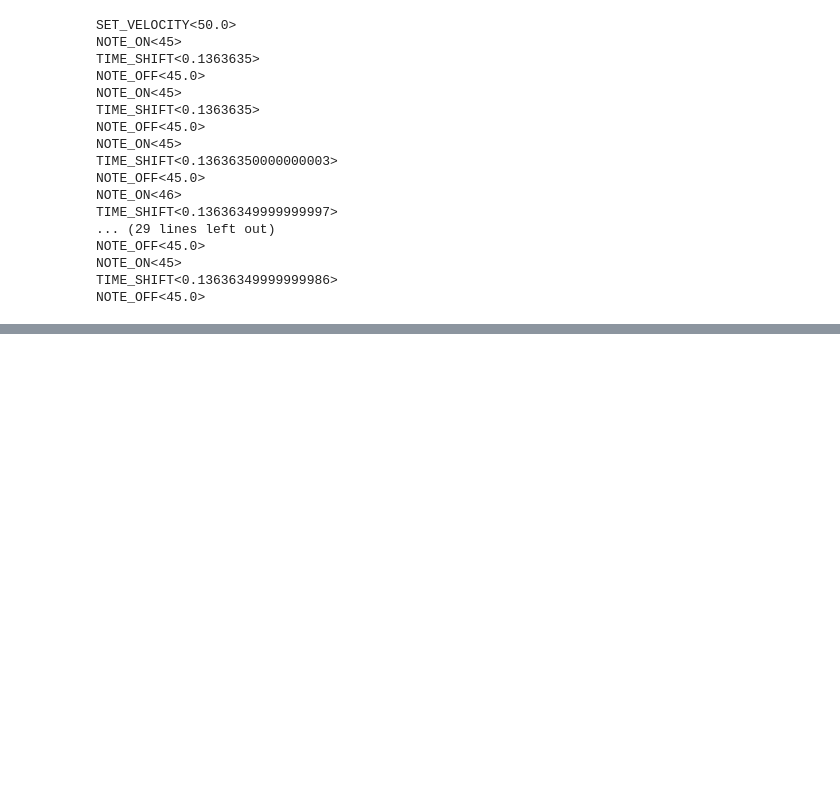
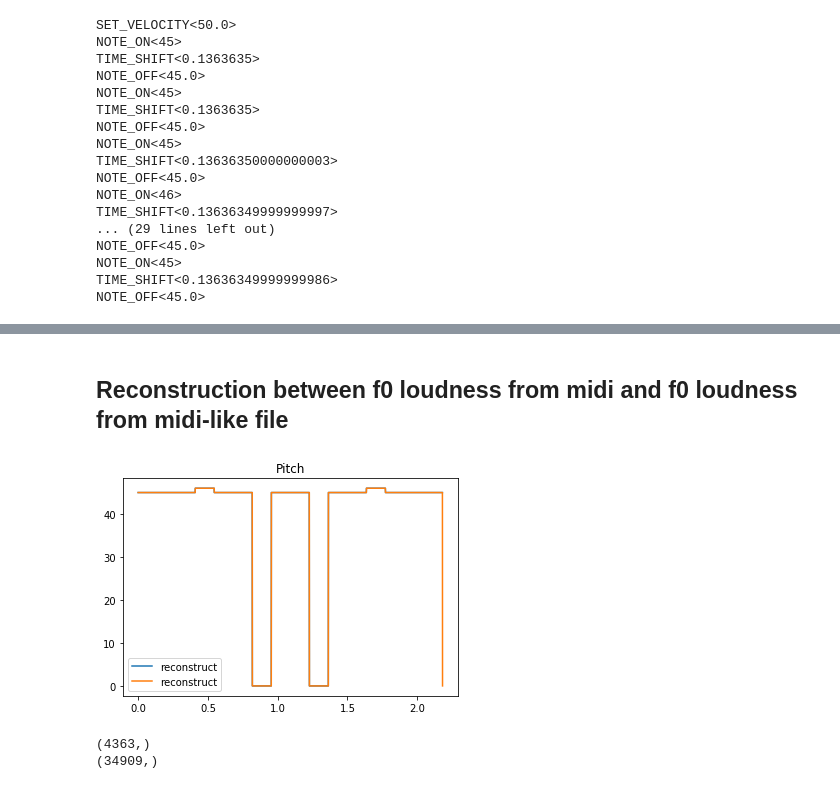
Before and after one commit to gle-bellier/internship-expressive-DDSP, a Jupyter notebook: converter.ipynb, the cells around one changed output, grey strips where cells are left out. Cells and saved outputs as stored; diff of their text form; code cells hidden in the pictures; blank space fills up the shorter version.

```diff
--- a/converter.ipynb
+++ b/converter.ipynb
@@ -214,0 +197,20 @@ print(pitch)
+# %% [markdown]
+## Reconstruction between f0 loudness from midi and f0 loudness from midi-like file
+# %%
+midi_data = pm.PrettyMIDI(path_save + midi_file[:-4]+"_midi_like.mid")
+v2 = Visualizer(midi_data)
+t2, p2, l2 = v2.get_time_f0_loudness()
+
+plt.plot(t2, p2[0], label = "reconstruct")
+plt.plot(t, pitch, label = "reconstruct")
+plt.legend()
+plt.title("Pitch")
+plt.show()
+# %% [output]
+[figure, added]
+# %%
+print(t2.shape)
+print(t.shape)
+# %% [output]
+(4363,)
+(34909,)
```
Also changed, not shown: parts of 8 cells of this notebook, 2 other files.
